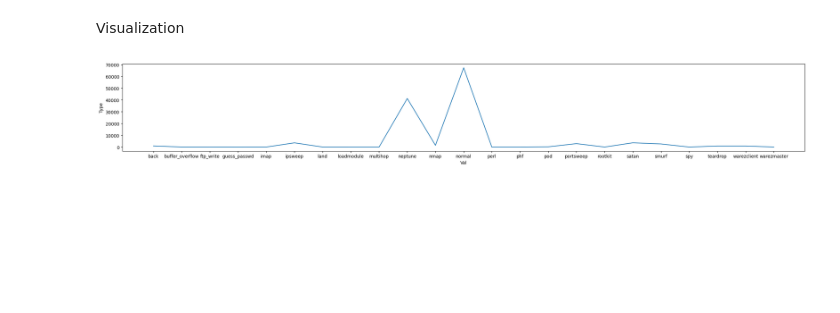
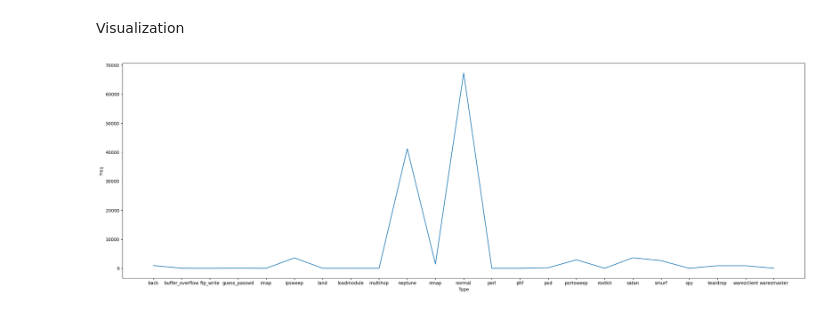
Before and after one commit to vark1623/IDSwithNeuralNet, a Jupyter notebook: Untitled0.ipynb, the cells around one changed output. Drawn from its saved outputs; the diff is of its cells as text; code cells hidden in the pictures; blank space fills up the shorter version.

```diff
--- a/Untitled0.ipynb
+++ b/Untitled0.ipynb
@@ -12,7 +12,7 @@ Saving KDDTrain+.csv to KDDTrain+.csv
 # %%
 import io
 
-df = pd.read_csv(io.BytesIO(uploaded['KDDTrain+.csv']), header = None)
+df = pd.read_csv(io.BytesIO(uploaded['KDDTrain+ (2).csv']), header = None)
 print("Read {} rows.".format(len(df)))
 
 df.dropna(inplace = True, axis = 1)
@@ -33,3 +72,8 @@ Warning: Total number of columns (42) exceeds max_columns (20) limiting to first
+# %%
+df['type'] = "train"
+fd['type'] = "test"
+
+f = pd.concat([df, fd])
 # %%
 
 def expand_categories(values):
@@ -96,23 +140,24 @@ def encode_text_dummy(df, name):
     df[dummy_name] = dummies[x]
   df.drop(name, axis = 1, inplace = True)
 # %%
-pd.set_option('display.max_columns', 6)
+f.drop(['type'], axis = 1, inplace = True)
+pd.set_option('display.max_columns', 42)
 pd.set_option('display.max_rows', 5)
 
-for name in df.columns:
+for name in f.columns:
     if name == 'outcome':
       pass
     elif name in ['protocol_type','service','flag','land','logged_in', 'is_host_login','is_guest_login']:
-      encode_text_dummy(df,name)
+      encode_text_dummy(f,name)
     else:
-      encode_numeric_zscore(df,name)
+      encode_numeric_zscore(f,name)
 
-    df.dropna(inplace=True,axis=1)
-    df[0:5]
+    f.dropna(inplace=True,axis=1)
+    f[0:5]
 
-    x_columns = df.columns.drop('outcome')
-    x = df[x_columns].values
-    dummies = pd.get_dummies(df['outcome'])
+    x_columns = f.columns.drop('outcome')
+    x = f[x_columns].values
+    dummies = pd.get_dummies(f['outcome'])
     outcomes = dummies.columns
     num_classes = len(outcomes)
     y = dummies.values
@@ -179,13 +245,13 @@ Visualization
 # %%
 import matplotlib.pyplot as plt
 
-plt.rcParams["figure.figsize"] = [22.50, 3.50]
+plt.rcParams["figure.figsize"] = [22.50, 7.50]
 plt.rcParams["figure.autolayout"] = True
 fig = plt.figure()
 plt.plot(df.groupby('outcome')['outcome'].count())
-plt.xlabel("Val")
-plt.ylabel("Type")
+plt.xlabel("Type")
+plt.ylabel("Freq")
 fig.subplots_adjust(bottom = 0.1)
 plt.show()
 # %% [output]
-[figure, old version]
+[figure, new version]
```
Also changed, not shown: parts of 11 cells of this notebook.
